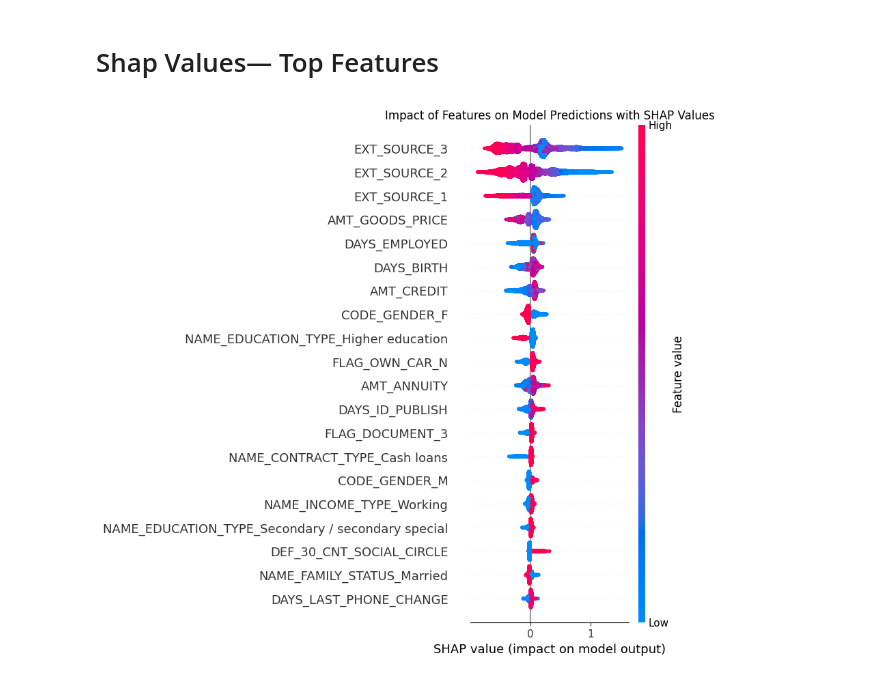
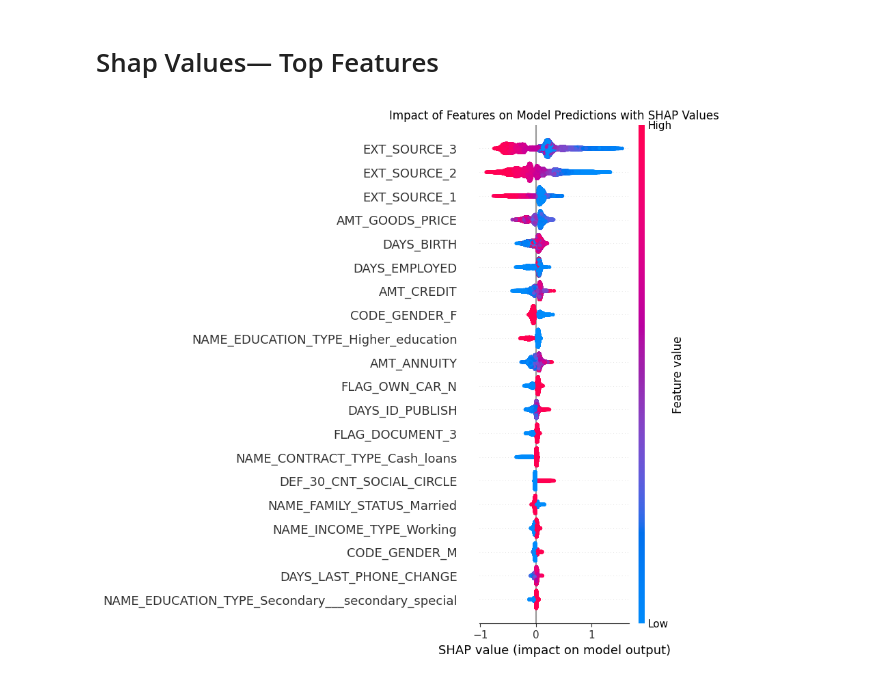
Before and after one commit to Dandata0101/mbs-fraud-detection, a Jupyter notebook: Classwork_day02.ipynb, the cells around one changed output. Drawn from its saved outputs; the diff is of its cells as text; code cells hidden in the pictures.

```diff
--- a/Classwork_day02.ipynb
+++ b/Classwork_day02.ipynb
@@ -48,41 +44,16 @@ import sys,os
 current_directory = os.getcwd()
 parquetFile1 = os.path.join(current_directory, '01-data', 'FD_02_apl_test.parquet')
 parquetFile2 = os.path.join(current_directory, '01-data', 'FD_02_apl_train.parquet')
-parquetFile3 = os.path.join(current_directory, '01-data', 'FD_02_previos_appl.parquet')
 
 df1 = pd.read_parquet(parquetFile1)
-df1 = df1.fillna(0)
-df1.columns = df1.columns.str.replace('[^a-zA-Z0-9_]', '_')
-df1.columns = df1.columns.str.replace('/', '_')
-
-print('test Data:')
-print(df1.dtypes)
-print('')
-
 df2 = pd.read_parquet(parquetFile2)
 
-df2 = df2.fillna(0)
-df2.columns = df2.columns.str.replace('[^a-zA-Z0-9_]', '_')
-df2.columns = df2.columns.str.replace('/', '_')
+print(df2.dtypes)
 
-print('train Data:')
-print(df2.dtypes)
-print('')
-
-df3 = pd.read_parquet(parquetFile3)
-df3 = df3.fillna(0)
-df3.columns = df3.columns.str.replace('[^a-zA-Z0-9_]', '_')
-df3.columns = df3.columns.str.replace('/', '_')
-print(df3.dtypes)
-print('')
 # Load the datasets
 test  = df1
 train = df2
 
 current_data = pd.concat([train], axis=0)
-
-print('Prior Data:')
-print(df3.dtypes)
-previous_data = df3
-print('')
+current_data = current_data.applymap(lambda x: max(x, 0) if isinstance(x, (int, float)) else x)
 # %% [output]
@@ -213,0 +81,5 @@ Numeric Columns: 106
+# %%
+import pandas as pd
+from scripts.dataclean import preprocess_for_lightgbm
+merged_data = preprocess_for_lightgbm(df2, 'SK_ID_CURR')
+print(merged_data.dtypes)
@@ -276,0 +102,3 @@ Accuracy: 0.9197437523372843
+# %%
+from scripts.lgbmmodels import train_lightgbm_model
+bst_model, model_accuracy,X_test = train_lightgbm_model(merged_data, 'TARGET')
@@ -277,19 +140,8 @@ Accuracy: 0.9197437523372843
 # %% [markdown]
 # Shap Values— Top Features
-# %%
-import shap
-
-# You should replace 'model' with 'bst', which is your trained LightGBM booster
-explainer = shap.TreeExplainer(bst)
-shap_values = explainer.shap_values(X_test)
-
-# Now you can generate the SHAP summary plot with the correct SHAP values
-shap.summary_plot(shap_values, X_test, plot_type="dot", show=False)
-
-import matplotlib.pyplot as plt
-plt.title("Impact of Features on Model Predictions with SHAP Values")
-plt.gcf().set_size_inches(10, 8)
-plt.show()
-# %% [output]
-[figure, removed]
+# %%
+from scripts.lgbmmodels import generate_shap_summary_plot
+generate_shap_summary_plot(bst_model, X_test)
+# %% [output]
+[figure, added]
 # %% [markdown]
```
Also changed, not shown: parts of 19 cells of this notebook, 4 other files.
